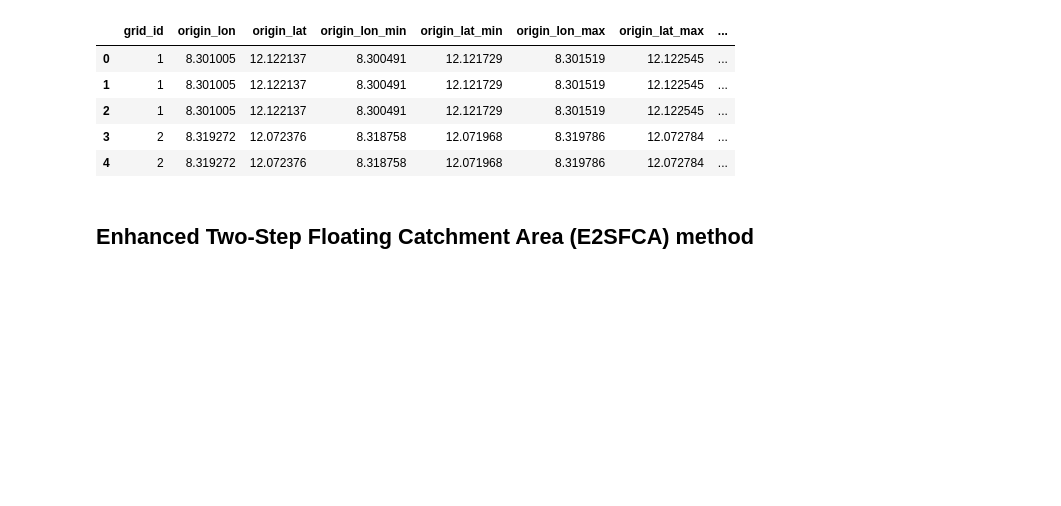
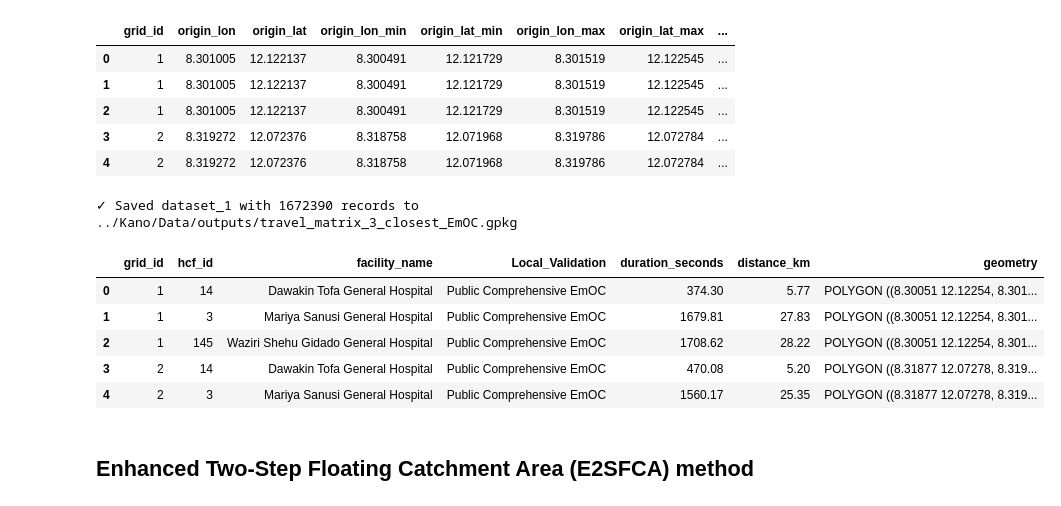
Before and after one commit to urbanbigdatacentre/ideamaps-healtcare-access-dep-agile, a Jupyter notebook: Kano/E2SFCA_Analysis.ipynb, the cells around one changed output. Cells and saved outputs as stored; diff of their text form; code cells hidden in the pictures; blank space fills up the shorter version.

```diff
--- a/Kano/E2SFCA_Analysis.ipynb
+++ b/Kano/E2SFCA_Analysis.ipynb
@@ -431,5 +427,35 @@ distances_duration_matrix.head()
 | 2 | 1 | 8.301005 | 12.122137 | 8.300491 | 12.121729 | 8.301519 | 12.122545 | ... |
 | 3 | 2 | 8.319272 | 12.072376 | 8.318758 | 12.071968 | 8.319786 | 12.072784 | ... |
 | 4 | 2 | 8.319272 | 12.072376 | 8.318758 | 12.071968 | 8.319786 | 12.072784 | ... |
+# %%
+# Dataset 1:
+dataset_1 = distances_duration_matrix.copy()
+dataset_1 = gpd.GeoDataFrame(dataset_1, geometry='geometry', crs="EPSG:4326")
+
+dataset_1 = dataset_1.rename(columns={
+    'origin_lon': 'longitude',
+    'origin_lat': 'latitude',
+    'origin_lon_min': 'lon_min',
+    'origin_lat_min': 'lat_min',
+    'origin_lon_max': 'lon_max',
+    'origin_lat_max': 'lat_max'
+})
+
+dataset_1 = dataset_1[['grid_id', 'hcf_id', 'facility_name',
+                         'Local_Validation', 'duration_seconds',
+                         'distance_km', 'geometry']]
+
+output_gpkg_path = model_outputs + 'travel_matrix_3_closest_EmOC.gpkg'
+dataset_1.to_file(output_gpkg_path, layer='travel_matrix_3_closest_EmOC', driver='GPKG')
+print(f"\n✓ Saved dataset_1 with {len(dataset_1)} records to {output_gpkg_path}")
+dataset_1.head()
+# %% [output]
+✓ Saved dataset_1 with 1672390 records to ../Kano/Data/outputs/travel_matrix_3_closest_EmOC.gpkg
+|  | grid_id | hcf_id | facility_name | Local_Validation | duration_seconds | distance_km | geometry |
+| 0 | 1 | 14 | Dawakin Tofa General Hospital | Public Comprehensive EmOC | 374.30 | 5.77 | POLYGON ((8.30051 12.12254, 8.301... |
+| 1 | 1 | 3 | Mariya Sanusi General Hospital | Public Comprehensive EmOC | 1679.81 | 27.83 | POLYGON ((8.30051 12.12254, 8.301... |
+| 2 | 1 | 145 | Waziri Shehu Gidado General Hospital | Public Comprehensive EmOC | 1708.62 | 28.22 | POLYGON ((8.30051 12.12254, 8.301... |
+| 3 | 2 | 14 | Dawakin Tofa General Hospital | Public Comprehensive EmOC | 470.08 | 5.20 | POLYGON ((8.31877 12.07278, 8.319... |
+| 4 | 2 | 3 | Mariya Sanusi General Hospital | Public Comprehensive EmOC | 1560.17 | 25.35 | POLYGON ((8.31877 12.07278, 8.319... |
 # %%
 # 5. Convert the final DataFrame to a GeoDataFrame and save it as a geopackage
```
Also changed, not shown: parts of 23 cells of this notebook, 6 other files.
